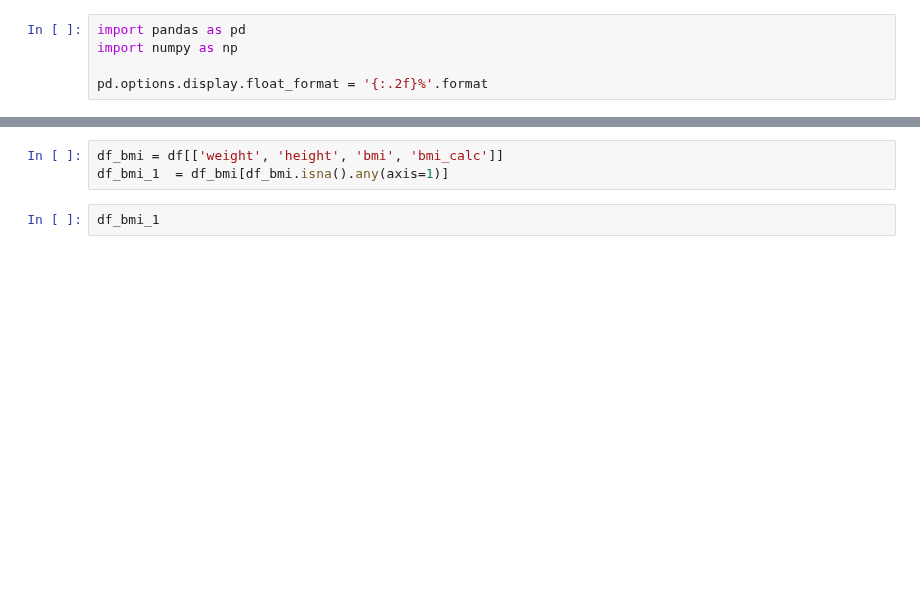
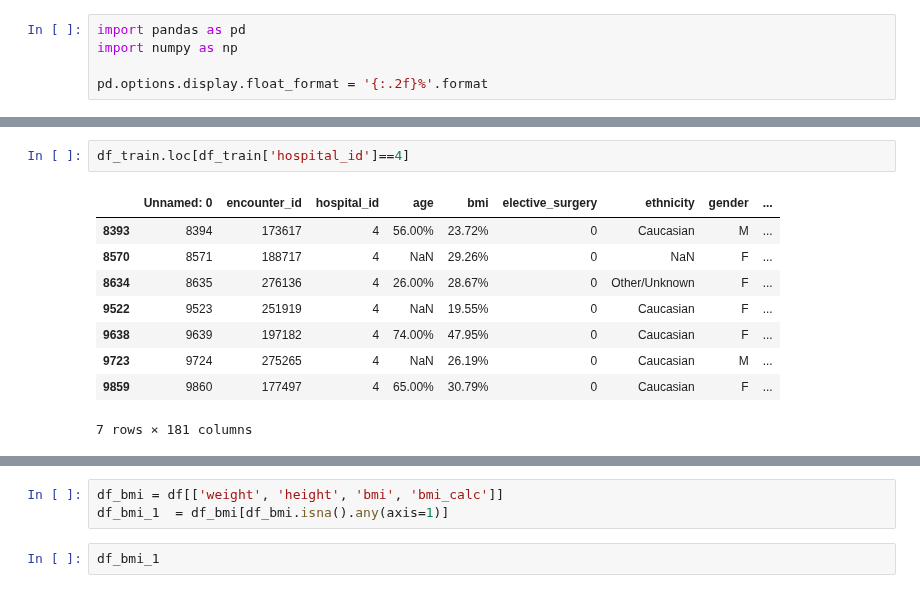
Before and after one commit to sreedevigattu/wids2021, a Jupyter notebook: explore.ipynb, the cells around one changed output, grey strips where cells are left out. Saved outputs shown, nothing was run; the diff lists cells and outputs as text; blank space fills up the shorter version.

```diff
--- a/explore.ipynb
+++ b/explore.ipynb
@@ -91,0 +496,12 @@ df['bmi_calc'] = df['weight']/(df['height']/100)**2
+# %%
+df_train.loc[df_train['hospital_id']==4]
+# %% [output]
+|  | Unnamed: 0 | encounter_id | hospital_id | age | bmi | elective_surgery | ethnicity | gender | ... |
+| 8393 | 8394 | 173617 | 4 | 56.00% | 23.72% | 0 | Caucasian | M | ... |
+| 8570 | 8571 | 188717 | 4 | NaN | 29.26% | 0 | NaN | F | ... |
+| 8634 | 8635 | 276136 | 4 | 26.00% | 28.67% | 0 | Other/Unknown | F | ... |
+| 9522 | 9523 | 251919 | 4 | NaN | 19.55% | 0 | Caucasian | F | ... |
+| 9638 | 9639 | 197182 | 4 | 74.00% | 47.95% | 0 | Caucasian | F | ... |
+| 9723 | 9724 | 275265 | 4 | NaN | 26.19% | 0 | Caucasian | M | ... |
+| 9859 | 9860 | 177497 | 4 | 65.00% | 30.79% | 0 | Caucasian | F | ... |
+7 rows × 181 columns
```
Also changed, not shown: parts of 72 cells of this notebook.
